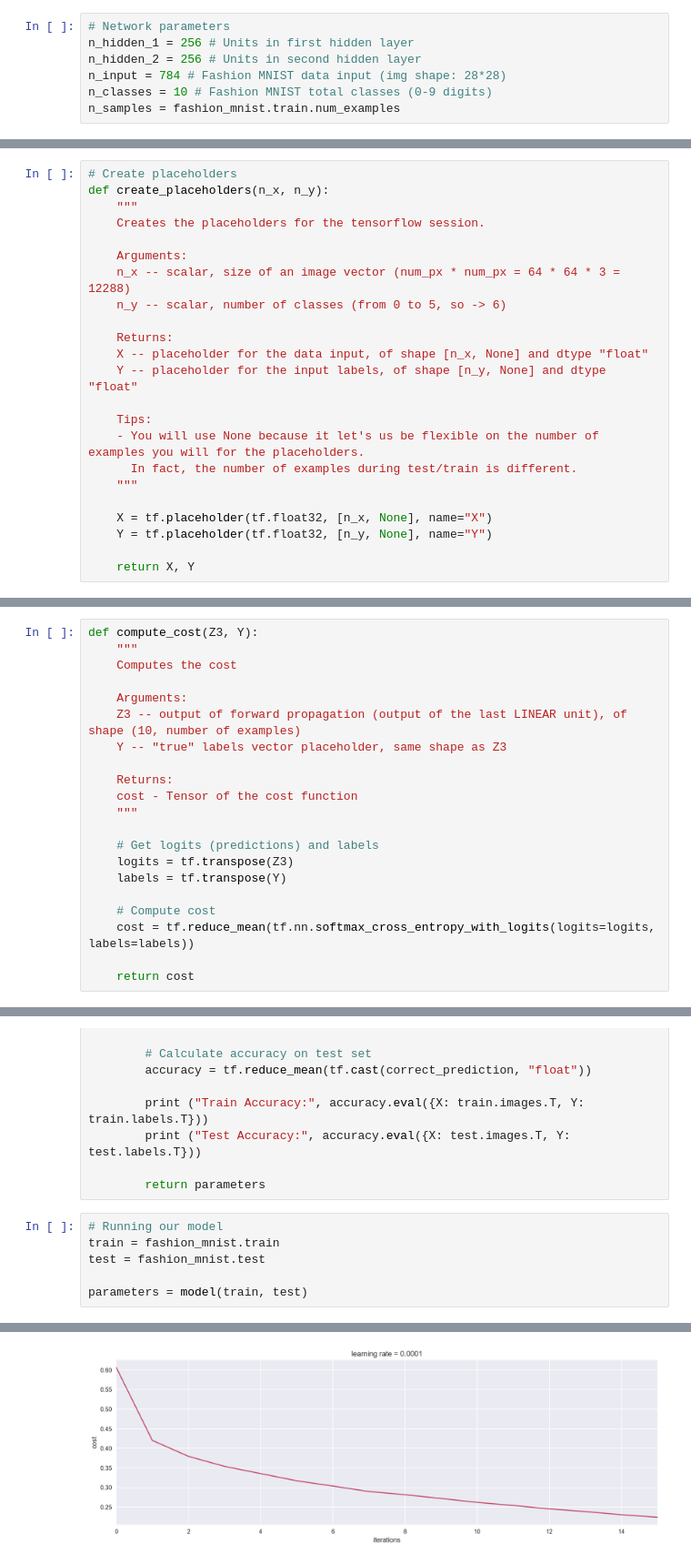
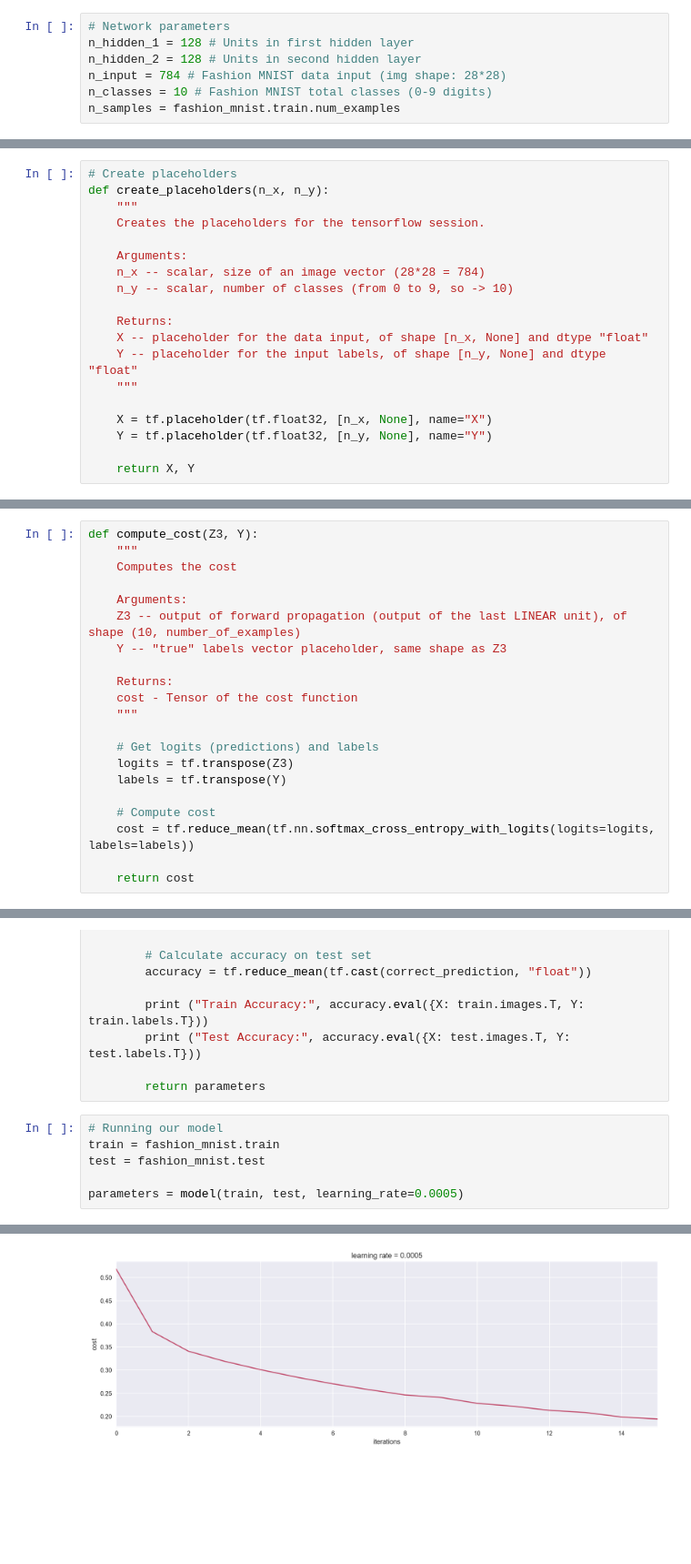
Before and after one commit to jjasonward/fashion-mnist-nn, a Jupyter notebook: script.ipynb, the cells around one changed output, grey strips where cells are left out. Shown at 91% size. Cells and saved outputs as stored; diff of their text form; blank space fills up the shorter version.

Commit message:
Updated code
Learning rate: 0.0005
Hidden layer units: 128

```diff
--- a/script.ipynb
+++ b/script.ipynb
@@ -112,8 +121,8 @@ y = 2 (Pullover)
 First, let's set some parameters for our network. This includes information about the number of units in each layer, shape of inputs, number of output classes, and number of examples.
 # %%
 # Network parameters
-n_hidden_1 = 256 # Units in first hidden layer
-n_hidden_2 = 256 # Units in second hidden layer
+n_hidden_1 = 128 # Units in first hidden layer
+n_hidden_2 = 128 # Units in second hidden layer
 n_input = 784 # Fashion MNIST data input (img shape: 28*28)
 n_classes = 10 # Fashion MNIST total classes (0-9 digits)
 n_samples = fashion_mnist.train.num_examples
@@ -128,16 +137,12 @@ def create_placeholders(n_x, n_y):
     Creates the placeholders for the tensorflow session.
 
     Arguments:
-    n_x -- scalar, size of an image vector (num_px * num_px = 64 * 64 * 3 = 12288)
-    n_y -- scalar, number of classes (from 0 to 5, so -> 6)
+    n_x -- scalar, size of an image vector (28*28 = 784)
+    n_y -- scalar, number of classes (from 0 to 9, so -> 10)
 
     Returns:
     X -- placeholder for the data input, of shape [n_x, None] and dtype "float"
     Y -- placeholder for the input labels, of shape [n_y, None] and dtype "float"
-
-    Tips:
-    - You will use None because it let's us be flexible on the number of examples you will for the placeholders.
-      In fact, the number of examples during test/train is different.
     """
 
     X = tf.placeholder(tf.float32, [n_x, None], name="X")
@@ -281,7 +286,7 @@ def compute_cost(Z3, Y):
     Computes the cost
 
     Arguments:
-    Z3 -- output of forward propagation (output of the last LINEAR unit), of shape (10, number of examples)
+    Z3 -- output of forward propagation (output of the last LINEAR unit), of shape (10, number_of_examples)
     Y -- "true" labels vector placeholder, same shape as Z3
 
     Returns:
@@ -419,5 +424,5 @@ def model(train, test, learning_rate=0.0001, num_epochs=16, minibatch_size=32, p
 train = fashion_mnist.train
 test = fashion_mnist.test
 
-parameters = model(train, test)
+parameters = model(train, test, learning_rate=0.0005)
 # %% [output]
@@ -440,2 +445,2 @@ Cost after epoch 15: 0.22385913627579948
-[figure, old version]
+[figure, new version]
 Parameters have been trained!
```
Also changed, not shown: parts of 5 cells of this notebook, 1 other file.
